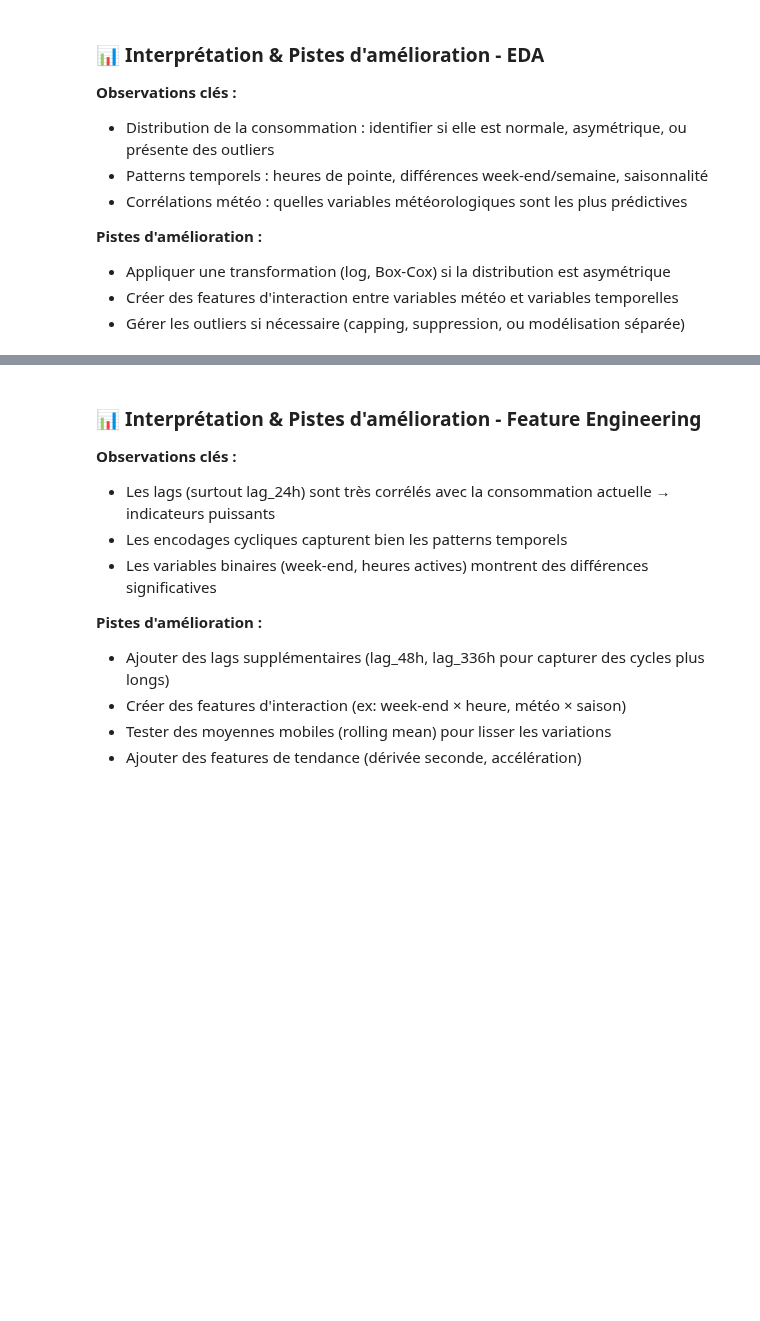
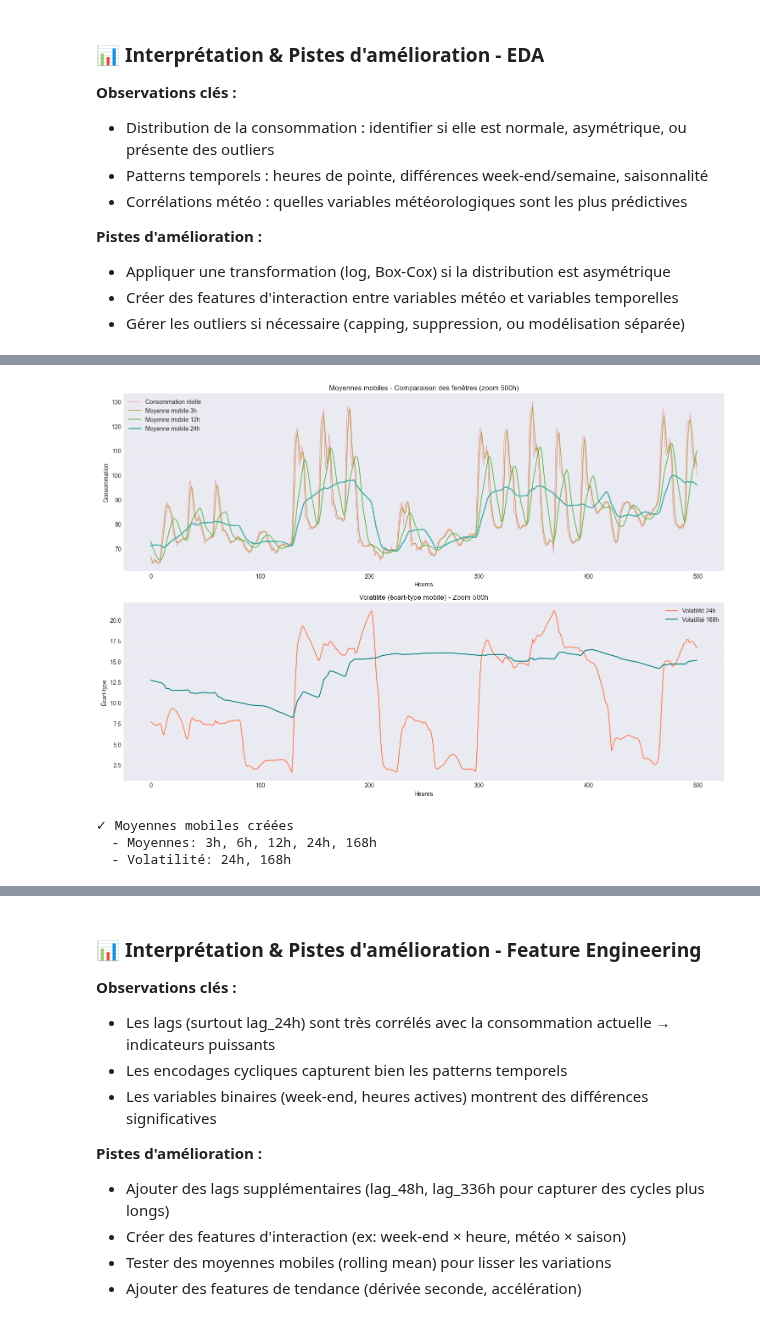
Before and after one commit to juleshenri2003/prediction_conso, a Jupyter notebook: notebook.ipynb, the cells around one changed output, grey strips where cells are left out. Saved outputs shown, nothing was run; the diff lists cells and outputs as text; code cells hidden in the pictures; blank space fills up the shorter version.

```diff
--- a/notebook.ipynb
+++ b/notebook.ipynb
@@ -403,0 +524,65 @@ print(f"  - Différences: 1h, 24h")
+# %%
+# Moyennes mobiles sur différentes fenêtres temporelles
+def rolling_mean(data, window):
+    """Calcule la moyenne mobile avec une fenêtre donnée"""
+    result = np.zeros_like(data)
+    for i in range(len(data)):
+        start_idx = max(0, i - window + 1)
+        result[i] = np.mean(data[start_idx:i+1])
+    return result
+
+def rolling_std(data, window):
+    """Calcule l'écart-type mobile avec une fenêtre donnée"""
+    result = np.zeros_like(data)
+    for i in range(len(data)):
+        start_idx = max(0, i - window + 1)
+        result[i] = np.std(data[start_idx:i+1]) if (i - start_idx + 1) > 1 else 0
+    return result
+
+# Moyennes mobiles sur différentes fenêtres
+rolling_mean_3h = rolling_mean(y_orig, 3)    # Moyenne sur 3 heures
+rolling_mean_6h = rolling_mean(y_orig, 6)    # Moyenne sur 6 heures
+rolling_mean_12h = rolling_mean(y_orig, 12)  # Moyenne sur 12 heures
+rolling_mean_24h = rolling_mean(y_orig, 24)  # Moyenne sur 24 heures (1 jour)
+rolling_mean_168h = rolling_mean(y_orig, 168) # Moyenne sur 168 heures (1 semaine)
+
+# Écart-type mobile (volatilité)
+rolling_std_24h = rolling_std(y_orig, 24)     # Volatilité sur 24h
+rolling_std_168h = rolling_std(y_orig, 168)   # Volatilité sur 1 semaine
+
+# Visualisation des moyennes mobiles
+fig, axes = plt.subplots(2, 1, figsize=(15, 10))
+
+# Zoom sur 500 heures pour la visualisation
+sample_idx = slice(500, 1000)
+
+axes[0].plot(y_orig[sample_idx], label='Consommation réelle', alpha=0.6, linewidth=1)
+axes[0].plot(rolling_mean_3h[sample_idx], label='Moyenne mobile 3h', linewidth=1.5, alpha=0.8)
+axes[0].plot(rolling_mean_12h[sample_idx], label='Moyenne mobile 12h', linewidth=1.5, alpha=0.8)
+axes[0].plot(rolling_mean_24h[sample_idx], label='Moyenne mobile 24h', linewidth=2, alpha=0.9)
+axes[0].set_title('Moyennes mobiles - Comparaison des fenêtres (zoom 500h)')
+axes[0].set_xlabel('Heures')
+axes[0].set_ylabel('Consommation')
+axes[0].legend()
+axes[0].grid(True, alpha=0.3)
+
+# Volatilité (écart-type mobile)
+axes[1].plot(rolling_std_24h[sample_idx], label='Volatilité 24h', linewidth=1.5, color='coral')
+axes[1].plot(rolling_std_168h[sample_idx], label='Volatilité 168h', linewidth=1.5, color='teal')
+axes[1].set_title('Volatilité (écart-type mobile) - Zoom 500h')
+axes[1].set_xlabel('Heures')
+axes[1].set_ylabel('Écart-type')
+axes[1].legend()
+axes[1].grid(True, alpha=0.3)
+
+plt.tight_layout()
+plt.show()
+
+print(f"✓ Moyennes mobiles créées")
+print(f"  - Moyennes: 3h, 6h, 12h, 24h, 168h")
+print(f"  - Volatilité: 24h, 168h")
+# %% [output]
+[figure, added]
+✓ Moyennes mobiles créées
+  - Moyennes: 3h, 6h, 12h, 24h, 168h
+  - Volatilité: 24h, 168h
```
Also changed, not shown: parts of 67 cells of this notebook.
